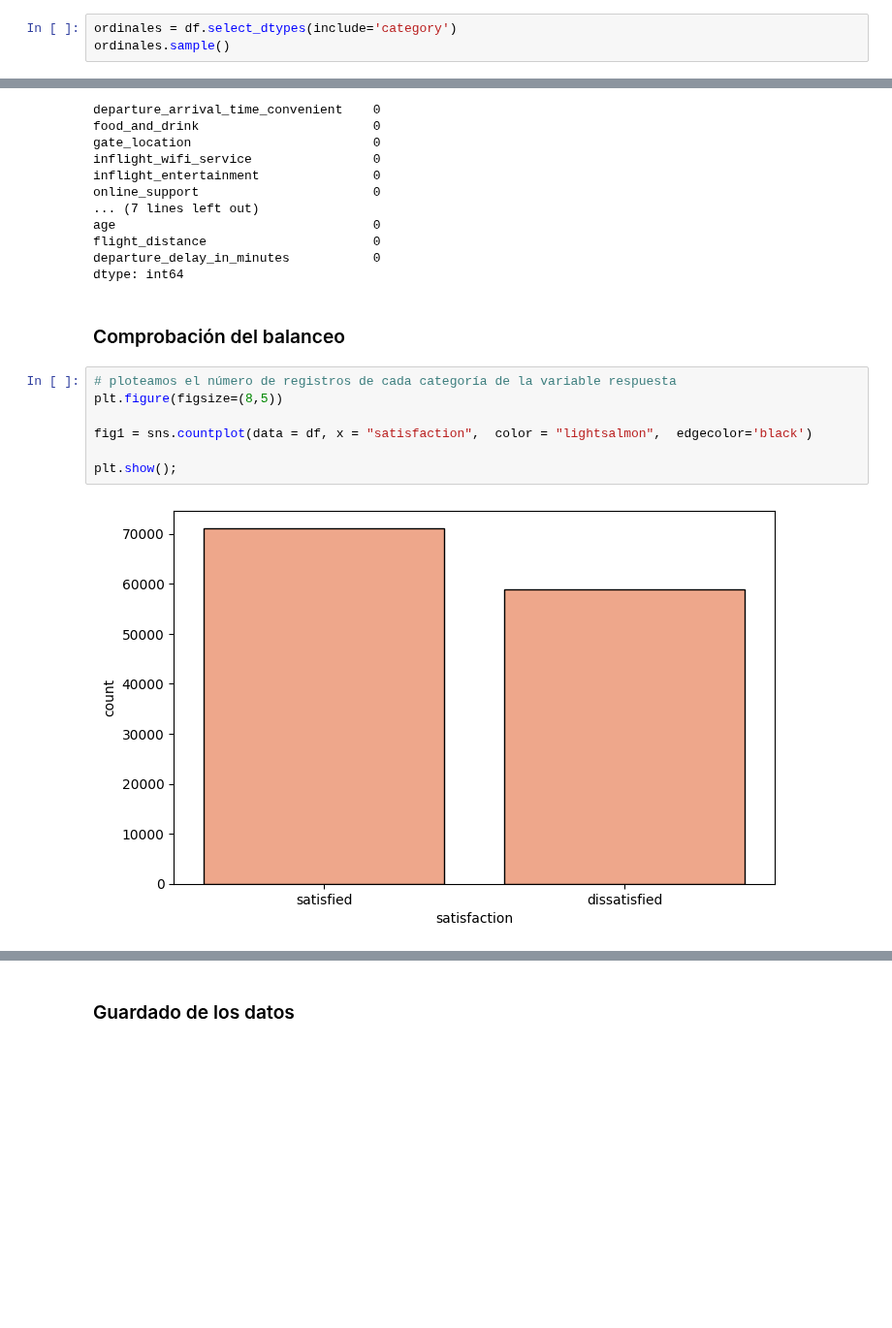
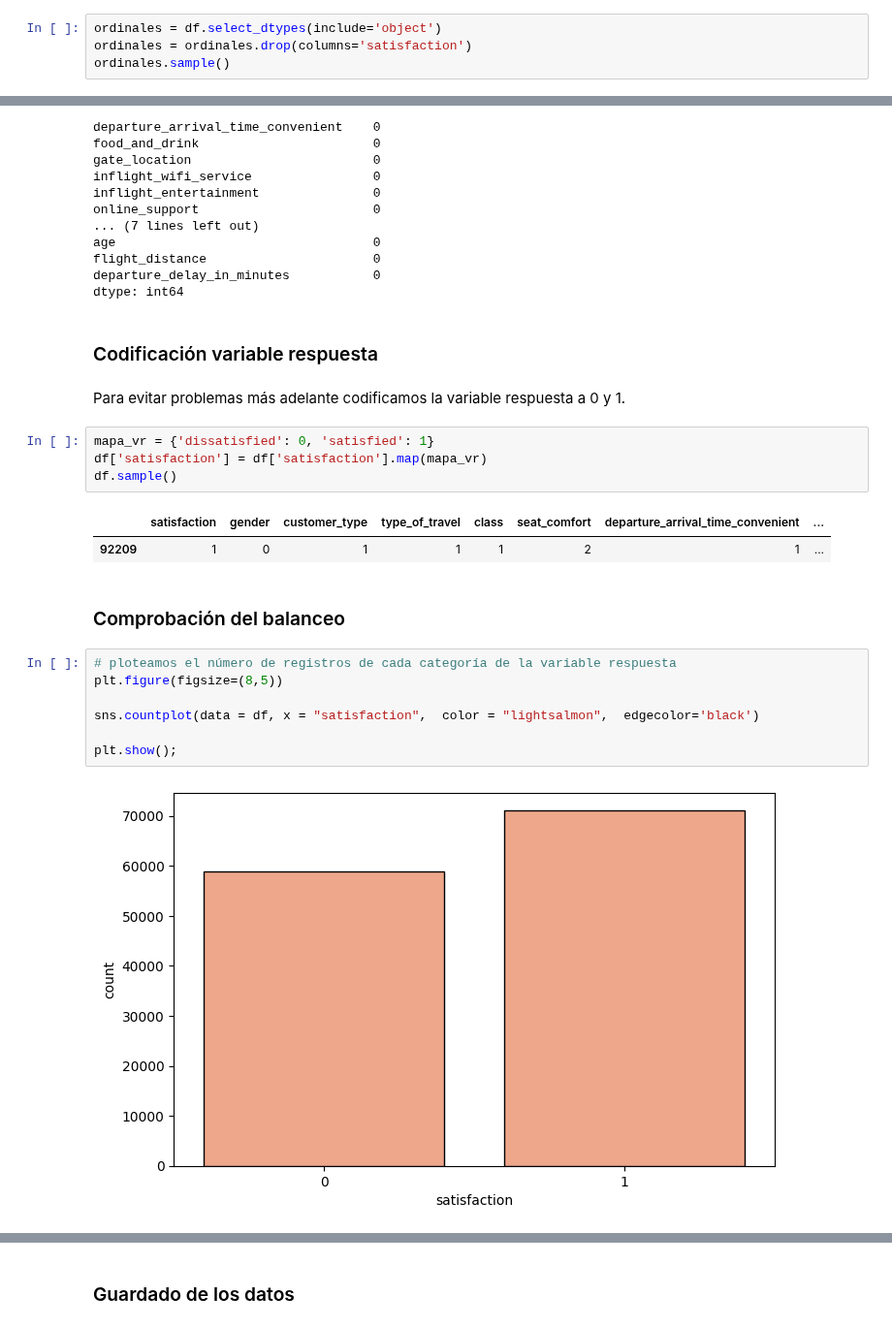
Before and after one commit to Adalab/promo-d-da-modulo3-sprint1-laura-maitane, a Jupyter notebook: regresion-logistica/reg-log-2-procesado.ipynb, the cells around one changed output, grey strips where cells are left out. Shown at 97% size. Saved outputs shown, nothing was run; the diff lists cells and outputs as text; blank space fills up the shorter version.

```diff
--- a/regresion-logistica/reg-log-2-procesado.ipynb
+++ b/regresion-logistica/reg-log-2-procesado.ipynb
@@ -112,7 +121,8 @@ df.head()
 
 - Variables que tienen orden:
 # %%
-ordinales = df.select_dtypes(include='category')
+ordinales = df.select_dtypes(include='object')
+ordinales = ordinales.drop(columns='satisfaction')
 ordinales.sample()
 # %% [output]
 |  | gender | customer_type | type_of_travel | class | seat_comfort | departure_arrival_time_convenient | food_and_drink | ... |
@@ -184,17 +194,28 @@ age                                  0
 flight_distance                      0
 departure_delay_in_minutes           0
 dtype: int64
+# %% [markdown]
+### Codificación variable respuesta
+# %% [markdown]
+Para evitar problemas más adelante codificamos la variable respuesta a 0 y 1.
+# %%
+mapa_vr = {'dissatisfied': 0, 'satisfied': 1}
+df['satisfaction'] = df['satisfaction'].map(mapa_vr)
+df.sample()
+# %% [output]
+|  | satisfaction | gender | customer_type | type_of_travel | class | seat_comfort | departure_arrival_time_convenient | ... |
+| 92209 | 1 | 0 | 1 | 1 | 1 | 2 | 1 | ... |
 # %% [markdown]
 ### Comprobación del balanceo
 # %%
 # ploteamos el número de registros de cada categoría de la variable respuesta
 plt.figure(figsize=(8,5))
 
-fig1 = sns.countplot(data = df, x = "satisfaction",  color = "lightsalmon",  edgecolor='black')
+sns.countplot(data = df, x = "satisfaction",  color = "lightsalmon",  edgecolor='black')
 
 plt.show();
 # %% [output]
-[figure, old version]
+[figure, new version]
 # %%
 # lo sacamos en porcentaje
 df["satisfaction"].value_counts() * 100 / df.shape[0]
```
Also changed, not shown: parts of 15 cells of this notebook, 11 other files.
